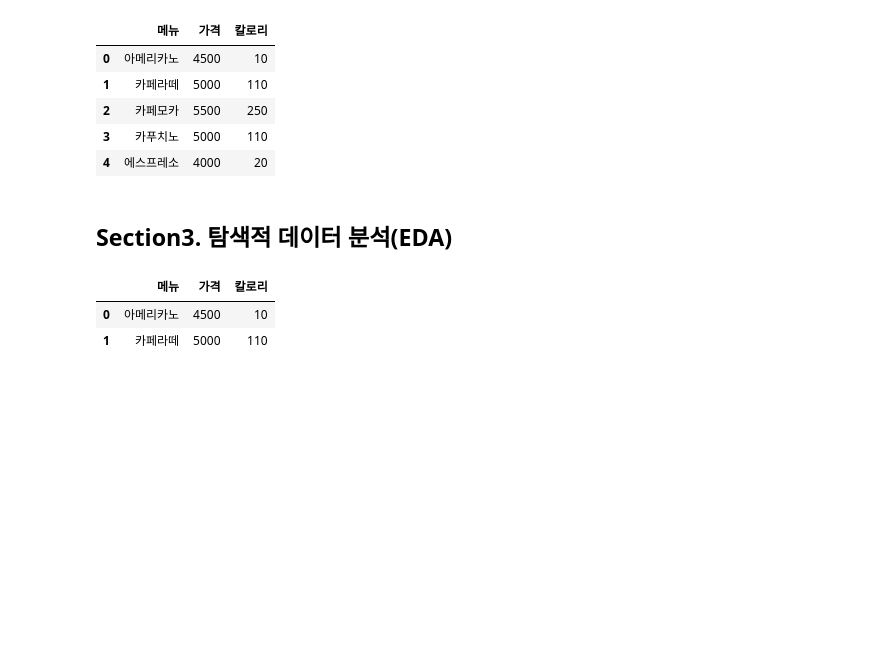
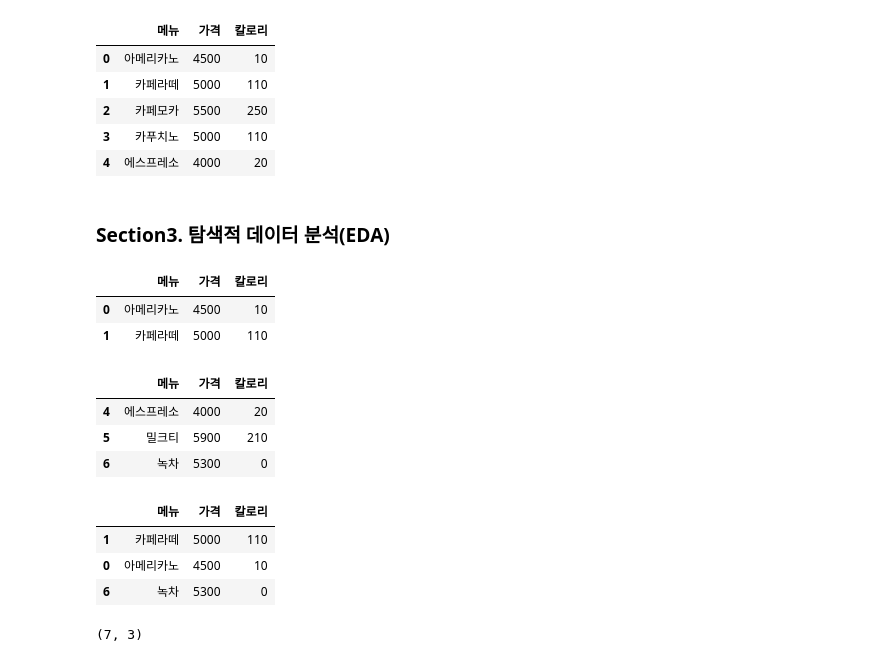
Before and after one commit to va4756/algio_sklearn, a Jupyter notebook: bigdata_sinagong_part1.ipynb, the cells around one changed output. Drawn from its saved outputs; the diff is of its cells as text; code cells hidden in the pictures; blank space fills up the shorter version.

```diff
--- a/bigdata_sinagong_part1.ipynb
+++ b/bigdata_sinagong_part1.ipynb
@@ -137,7 +137,7 @@ df.head()
 | 3 | 카푸치노 | 5000 | 110 |
 | 4 | 에스프레소 | 4000 | 20 |
 # %% [markdown]
-## Section3. 탐색적 데이터 분석(EDA)
+### Section3. 탐색적 데이터 분석(EDA)
 # %%
 # 데이터 샘플 확인: 앞에서 부터 n개 (기본 5개)
 df.head(2)
@@ -145,3 +145,23 @@ df.head(2)
 |  | 메뉴 | 가격 | 칼로리 |
 | 0 | 아메리카노 | 4500 | 10 |
 | 1 | 카페라떼 | 5000 | 110 |
+# %%
+# 데이터 샘플 확인: 뒤에서 부터 n개 (기본 5개)
+df.tail(3)
+# %% [output]
+|  | 메뉴 | 가격 | 칼로리 |
+| 4 | 에스프레소 | 4000 | 20 |
+| 5 | 밀크티 | 5900 | 210 |
+| 6 | 녹차 | 5300 | 0 |
+# %%
+df.sample(3)
+# %% [output]
+|  | 메뉴 | 가격 | 칼로리 |
+| 1 | 카페라떼 | 5000 | 110 |
+| 0 | 아메리카노 | 4500 | 10 |
+| 6 | 녹차 | 5300 | 0 |
+# %%
+# 데이터 프레임 크기 (행, 컬럼)
+df.shape
+# %% [output]
+(7, 3)
```
Also changed, not shown: parts of 26 cells of this notebook.
